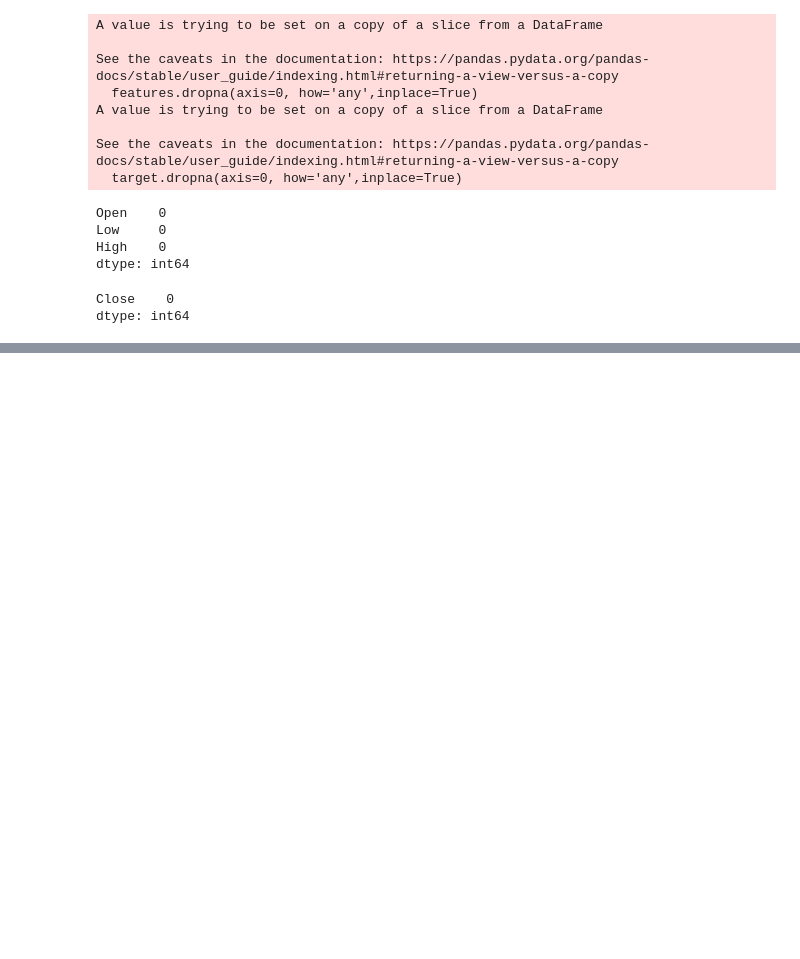
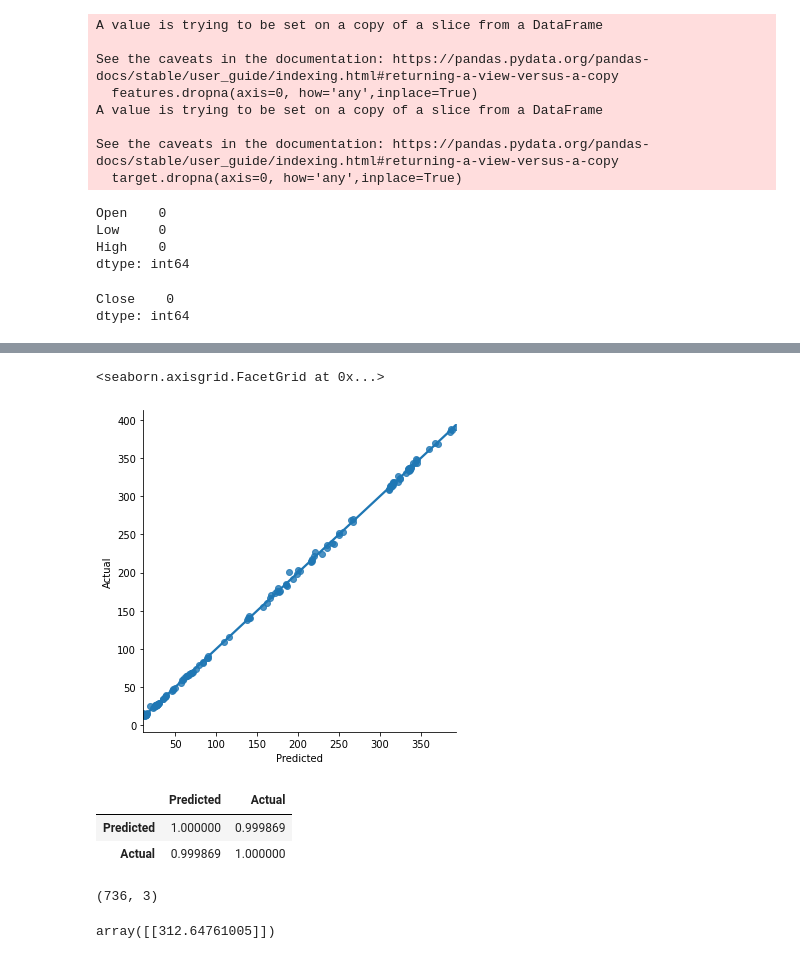
Before and after one commit to deeptiigupta/TataSteelsTraining, a Jupyter notebook: Day 1-Linear Regression .ipynb, the cells around one changed output, grey strips where cells are left out. Saved outputs shown, nothing was run; the diff lists cells and outputs as text; code cells hidden in the pictures; blank space fills up the shorter version.

```diff
--- a/Day 1-Linear Regression .ipynb
+++ b/Day 1-Linear Regression .ipynb
@@ -158,0 +378,15 @@ Linear Regression ------------> predicting a numerical value based on a set of f
+# %%
+sns.lmplot( x='Predicted', y='Actual',data=ans )
+# %% [output]
+<seaborn.axisgrid.FacetGrid at 0x...>
+[figure, added]
+# %%
+ans.corr()
+# %% [output]
+|  | Predicted | Actual |
+| Predicted | 1.000000 | 0.999869 |
+| Actual | 0.999869 | 1.000000 |
+# %%
+features.shape
+# %% [output]
+(736, 3)
@@ -158,0 +403,4 @@ Linear Regression ------------> predicting a numerical value based on a set of f
+# %%
+model.predict(data) #close
+# %% [output]
+array([[312.64761005]])
```
Also changed, not shown: parts of 28 cells of this notebook, 5 other files.
